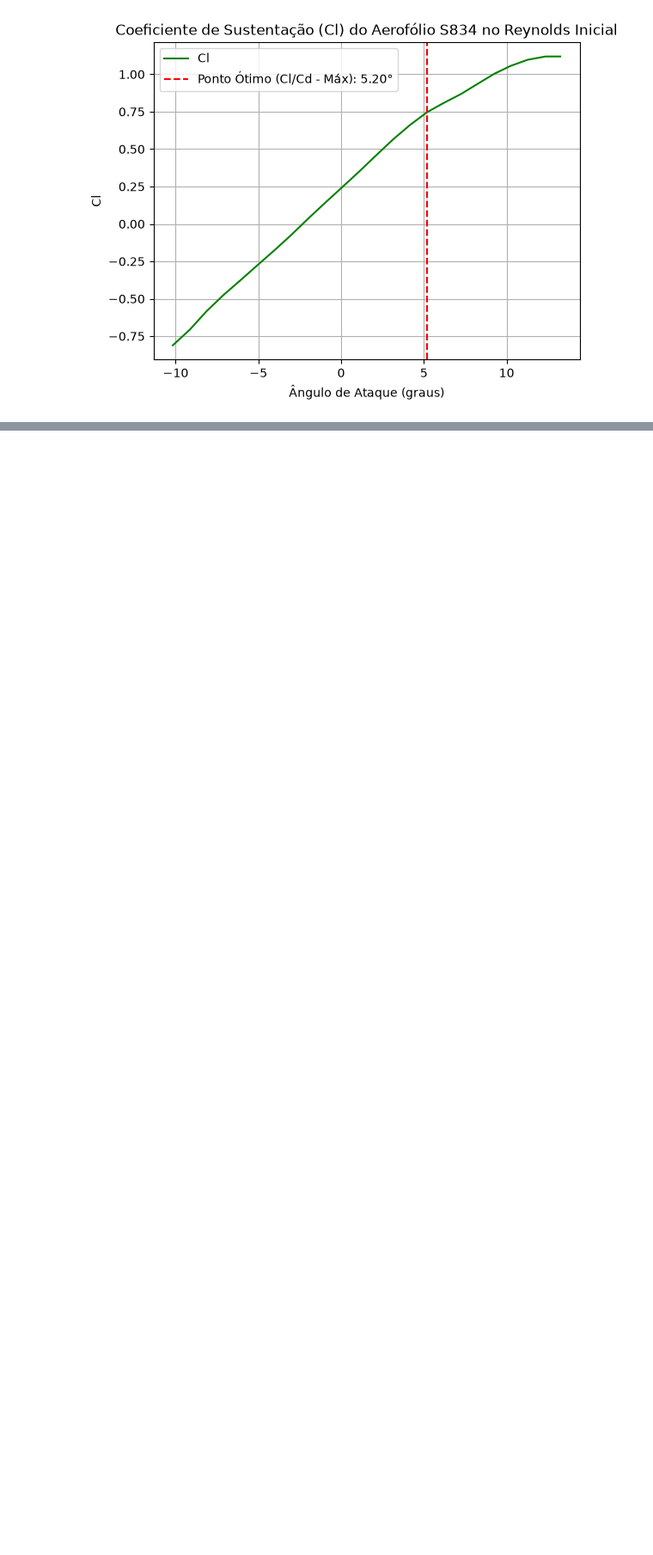
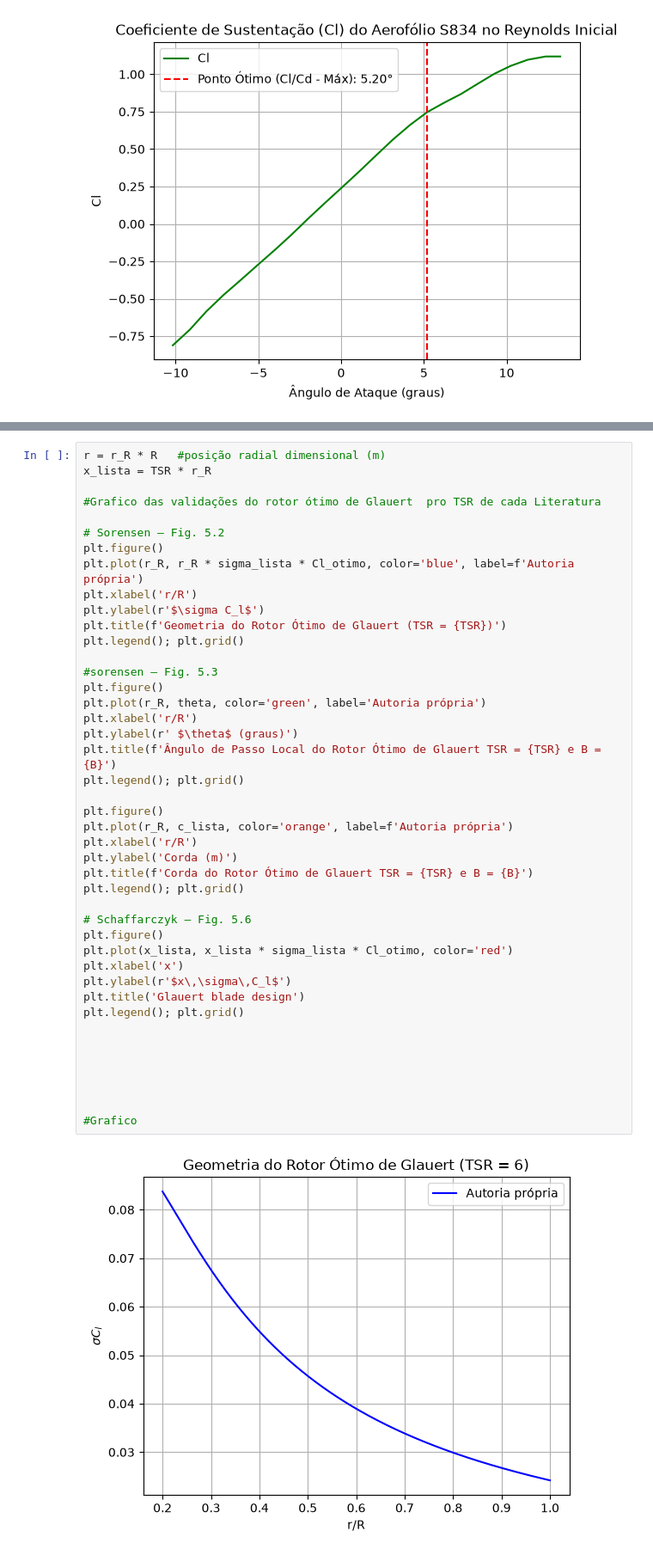
Before and after one commit to LordDolan/BEM-implementation---AA204, a Jupyter notebook: Implentação_1.ipynb, the cells around one changed output, grey strips where cells are left out. Shown at 86% size. Drawn from its saved outputs; the diff is of its cells as text; blank space fills up the shorter version.

```diff
--- a/Implentação_1.ipynb
+++ b/Implentação_1.ipynb
@@ -204,0 +214,45 @@ Re = 3350338 , Re disponível: 499497
+# %%
+r = r_R * R   #posição radial dimensional (m)
+x_lista = TSR * r_R
+
+#Grafico das validações do rotor ótimo de Glauert  pro TSR de cada Literatura
+
+# Sorensen – Fig. 5.2
+plt.figure()
+plt.plot(r_R, r_R * sigma_lista * Cl_otimo, color='blue', label=f'Autoria própria')
+plt.xlabel('r/R')
+plt.ylabel(r'$\sigma C_l$')
+plt.title(f'Geometria do Rotor Ótimo de Glauert (TSR = {TSR})')
+plt.legend(); plt.grid()
+
+#sorensen – Fig. 5.3
+plt.figure()
+plt.plot(r_R, theta, color='green', label='Autoria própria')
+plt.xlabel('r/R')
+plt.ylabel(r' $\theta$ (graus)')
+plt.title(f'Ângulo de Passo Local do Rotor Ótimo de Glauert TSR = {TSR} e B = {B}')
+plt.legend(); plt.grid()
+
+plt.figure()
+plt.plot(r_R, c_lista, color='orange', label=f'Autoria própria')
+plt.xlabel('r/R')
+plt.ylabel('Corda (m)')
+plt.title(f'Corda do Rotor Ótimo de Glauert TSR = {TSR} e B = {B}')
+plt.legend(); plt.grid()
+
+# Schaffarczyk – Fig. 5.6
+plt.figure()
+plt.plot(x_lista, x_lista * sigma_lista * Cl_otimo, color='red')
+plt.xlabel('x')
+plt.ylabel(r'$x\,\sigma\,C_l$')
+plt.title('Glauert blade design')
+plt.legend(); plt.grid()
+
+
+
+
+
+
+#Grafico
+# %% [output]
+[figure, added]
```
Also changed, not shown: parts of 11 cells of this notebook.
